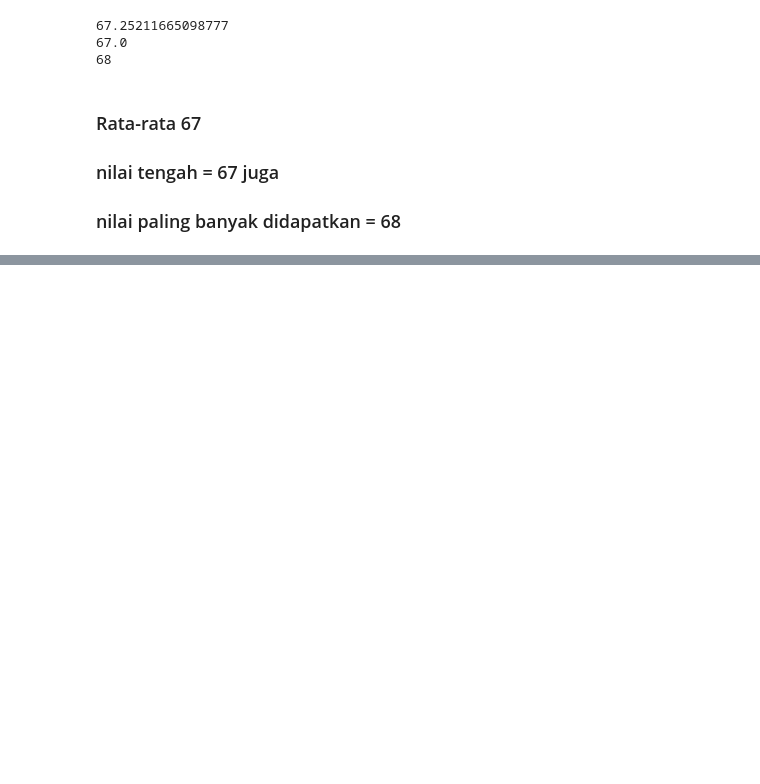
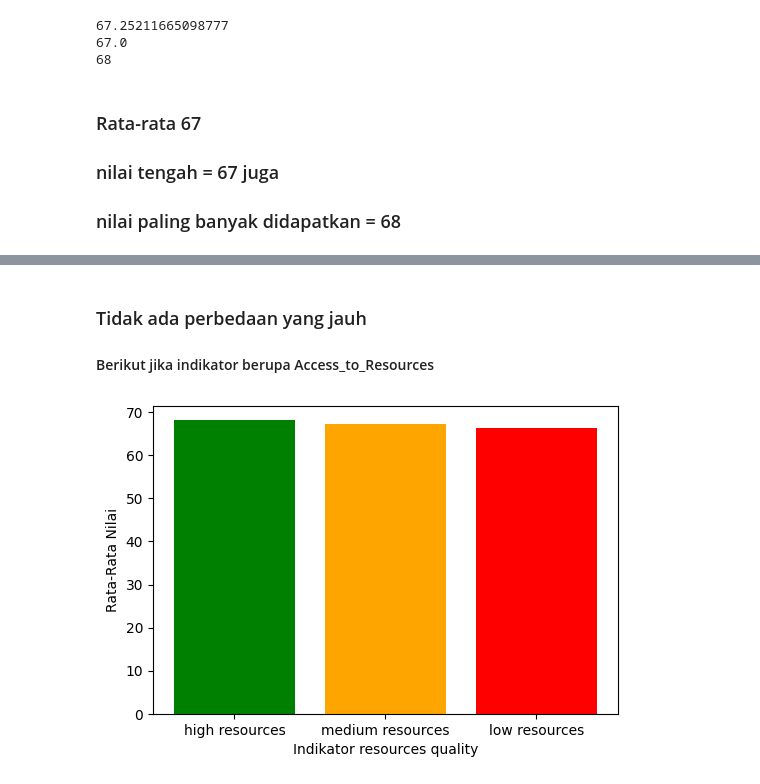
Before and after one commit to satoshi5761/learning_machine_learning, a Jupyter notebook: tugas/tugas.ipynb, the cells around one changed output, grey strips where cells are left out. Cells and saved outputs as stored; diff of their text form; code cells hidden in the pictures; blank space fills up the shorter version.

```diff
--- a/tugas/tugas.ipynb
+++ b/tugas/tugas.ipynb
@@ -169,0 +215,19 @@ print(df['Exam_Score'].mode()[0]) # modus
+# %% [markdown]
+### Tidak ada perbedaan yang jauh
+#### Berikut jika indikator berupa Access_to_Resources
+# %%
+high_resources_mean= (df[df['Access_to_Resources'] == 'High']['Exam_Score'].mean())
+medium_resources_mean = (df[df['Access_to_Resources'] == 'Medium']['Exam_Score'].mean())
+low_resources_mean = (df[df['Access_to_Resources'] == 'Low']['Exam_Score'].mean())
+
+categories = [high_resources_mean, medium_resources_mean, low_resources_mean]
+label = ["high resources", "medium resources", "low resources"]
+
+plt.figure(figsize=(6, 4))
+plt.bar(label, categories, color=["green", "orange", "red"])
+
+plt.xlabel("Indikator resources quality")
+plt.ylabel("Rata-Rata Nilai")
+plt.show()
+# %% [output]
+[figure, added]
```
Also changed, not shown: parts of 8 cells of this notebook.
